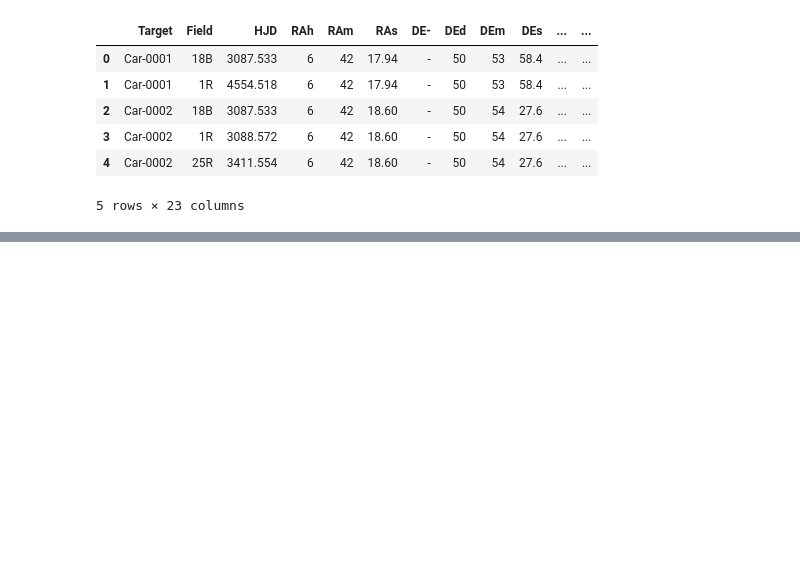
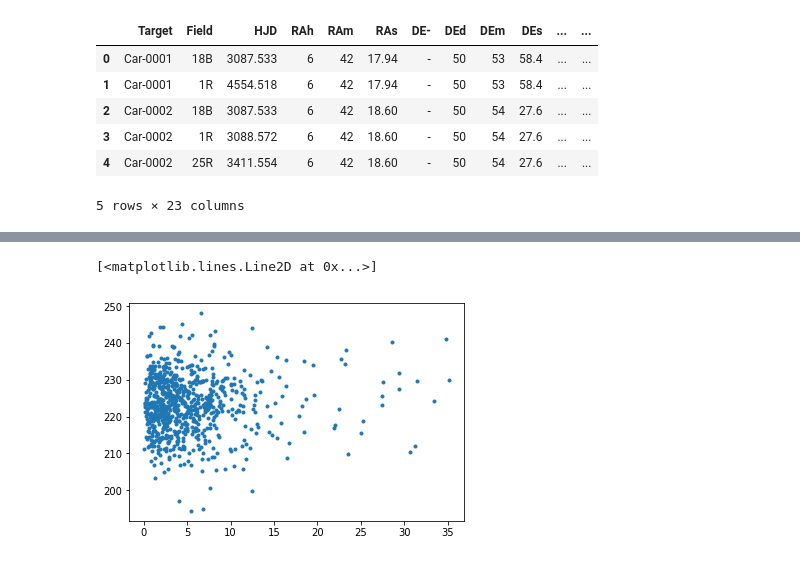
Before and after one commit to sad314159/dSph, a Jupyter notebook: dSph_intro.ipynb, the cells around one changed output, grey strips where cells are left out. Cells and saved outputs as stored; diff of their text form; code cells hidden in the pictures; blank space fills up the shorter version.

```diff
--- a/dSph_intro.ipynb
+++ b/dSph_intro.ipynb
@@ -84,0 +119,7 @@ pylab.plot(dist, Fehcg97, '.y' )
+# %%
+#V(r)
+
+pylab.plot(dist2,Vmed, '.' )
+# %% [output]
+[<matplotlib.lines.Line2D at 0x...>]
+[figure, added]
```
Also changed, not shown: parts of 10 cells of this notebook.
